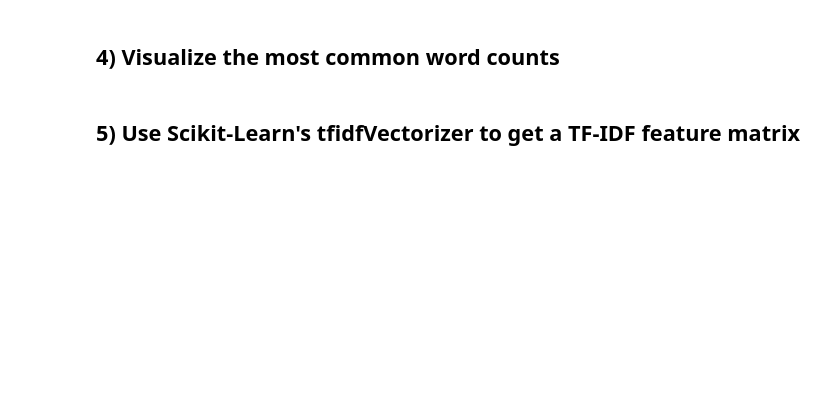
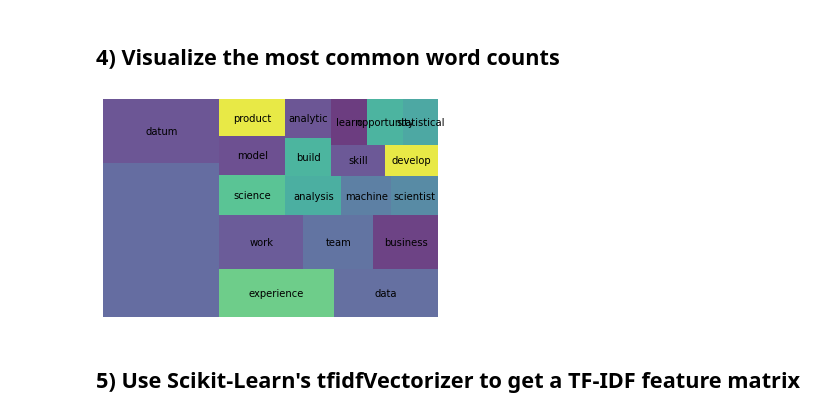
Before and after one commit to minh14496/DS-Unit-4-Sprint-1-NLP, a Jupyter notebook: module2-vector-representations/LS_DS_412_Vector_Representations_Assignment.ipynb, the cells around one changed output. Cells and saved outputs as stored; diff of their text form; code cells hidden in the pictures; blank space fills up the shorter version.

```diff
--- a/module2-vector-representations/LS_DS_412_Vector_Representations_Assignment.ipynb
+++ b/module2-vector-representations/LS_DS_412_Vector_Representations_Assignment.ipynb
@@ -74,0 +61,15 @@ raise Exception("\nThis task is not complete. \nReplace this line with your code
+# %%
+##### Your Code Here #####
+def clean_text(doc):
+    # to get rid of the leading b" and trailing " [2:-1]
+    soup = BeautifulSoup(doc[2:-1])
+    # .get_text() to get the text or using .text
+    text_out = soup.get_text()
+    # use regex to strip out the \\n not working on regex101 don't know why work here
+    pattern = r'\\n'
+    # Replace all occurrences of character \\n with space
+    clean_doc = re.sub(pattern, ' ', text_out).strip()
+    clean_doc = re.sub(r'[^a-zA-Z ]', ' ', clean_doc).strip()
+    return clean_doc.replace("  ", " ")
+
+df['clean_text'] = df['description'].apply(clean_text)
@@ -74,0 +120,21 @@ raise Exception("\nThis task is not complete. \nReplace this line with your code
+# %%
+STOP_WORDS = nlp.Defaults.stop_words.union(['nt', 'm', 've', 's','usa', 'xe', 'x', 'xbb', 'xa', 'xae', 'xb', 'xcc'])
+# nested list that stores all tokens from all docs
+tokens = []
+for doc in nlp.pipe(df['clean_text']):
+
+    # store tokens from individual docs
+    doc_tokens = []
+
+    # iter through the tokens of the doc
+    for token in doc:
+        # provide stopword and punctuation filters on our tokens
+        if ((token.is_punct == False) and (token.text.lower() not in STOP_WORDS) and (token.pos_ != 'PRON')):
+            # store doc's tokens in list
+            # case normalize our tokens
+            doc_tokens.append(token.lemma_.lower().strip())
+
+    # store doc_tokens in our master list
+    tokens.append(doc_tokens)
+# %%
+df['tokens'] = tokens
@@ -74,0 +150,2 @@ raise Exception("\nThis task is not complete. \nReplace this line with your code
+# %%
+wc = count(df['tokens'])
@@ -85,2 +198,11 @@ raise Exception("\nThis task is not complete. \nReplace this line with your code
+# %%
+##### Your Code Here #####
+wc_top20 = wc[wc['rank'] <= 20]
+
+squarify.plot(sizes=wc_top20['pct_total'], label=wc_top20['word'], alpha=.8 )
+plt.axis('off')
+plt.show()
+# %% [output]
+[figure, added]
 # %% [markdown]
 ## 5) Use Scikit-Learn's tfidfVectorizer to get a TF-IDF feature matrix
```
Also changed, not shown: parts of 23 cells of this notebook.
